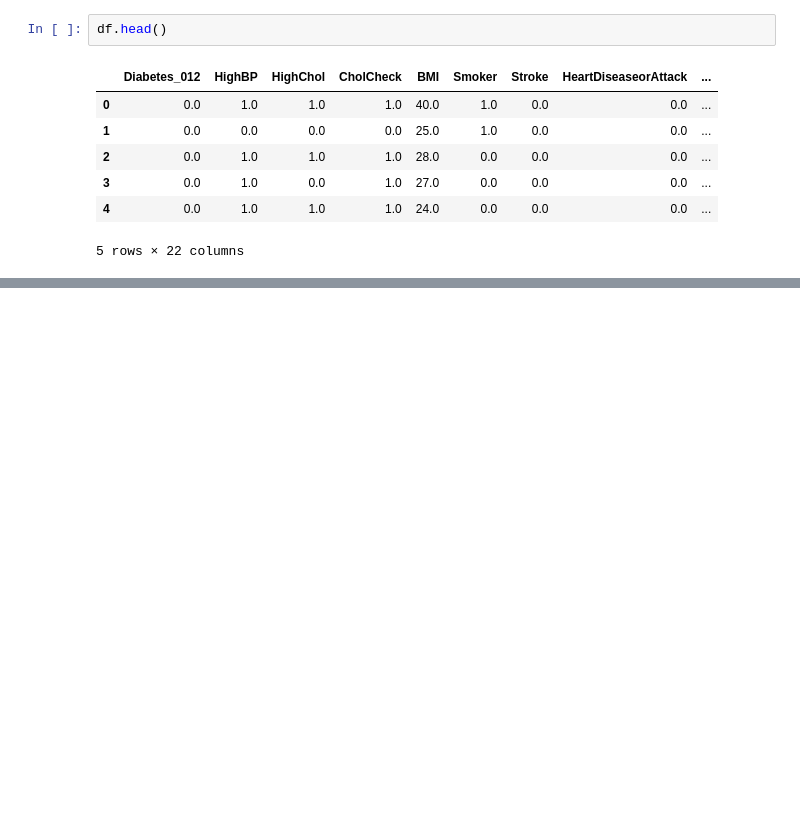
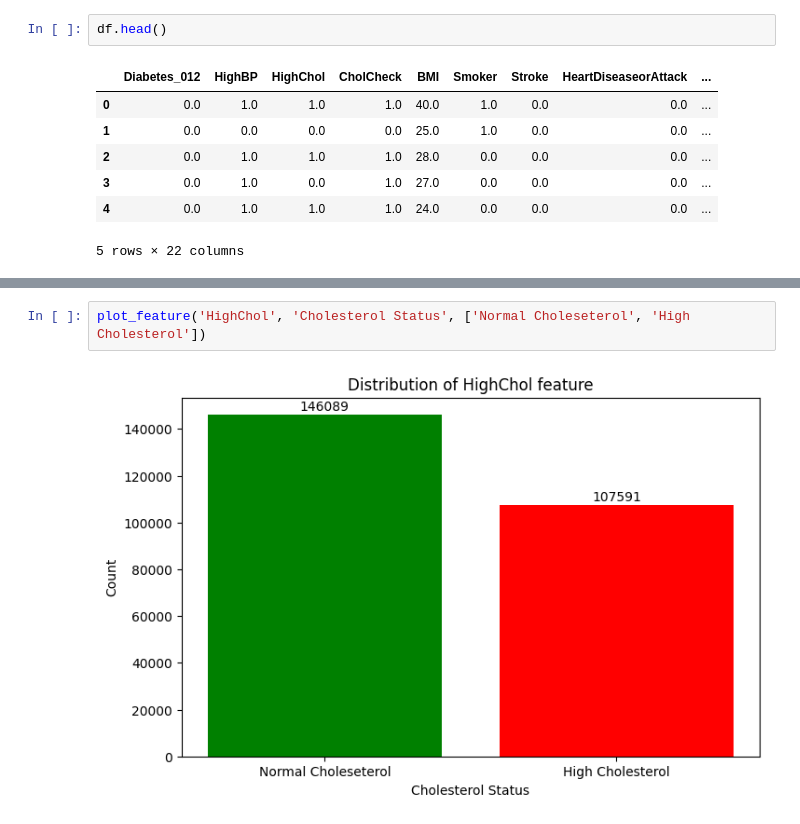
Before and after one commit to Benn800/Diabetes_Classifier, a Jupyter notebook: notebooks/01_data_understanding.ipynb, the cells around one changed output, grey strips where cells are left out. Cells and saved outputs as stored; diff of their text form; blank space fills up the shorter version.

```diff
--- a/notebooks/01_data_understanding.ipynb
+++ b/notebooks/01_data_understanding.ipynb
@@ -228,0 +251,4 @@ plt.show()
+# %%
+plot_feature('HighChol', 'Cholesterol Status', ['Normal Choleseterol', 'High Cholesterol'])
+# %% [output]
+[figure, added]
```
Also changed, not shown: parts of 27 cells of this notebook.
